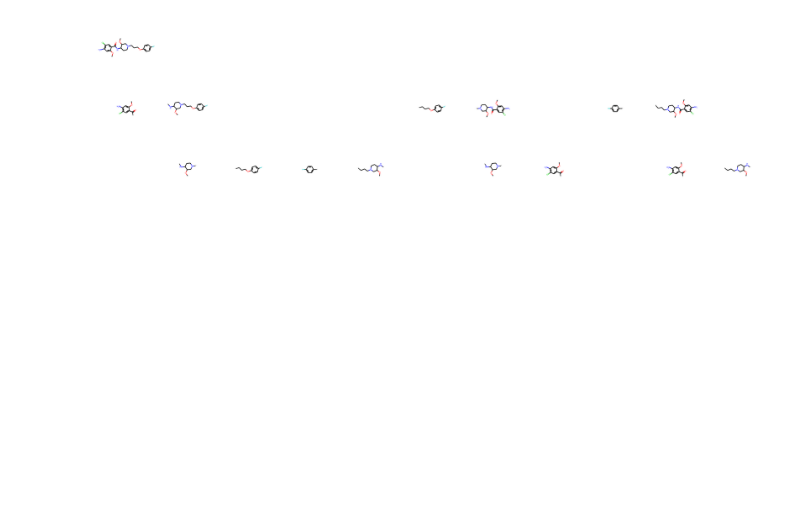
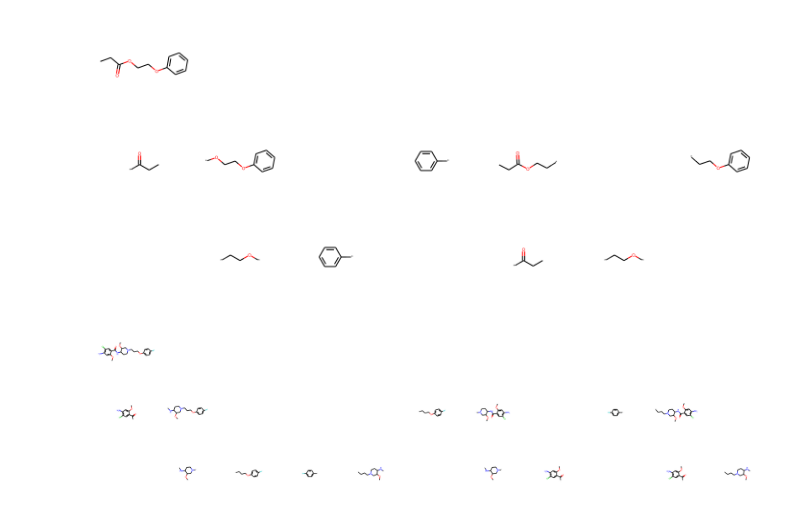
Before and after one commit to bertiewooster/RDKit-playing, a Jupyter notebook: recap_clean.ipynb, the cells around one changed output. Saved outputs shown, nothing was run; the diff lists cells and outputs as text; code cells hidden in the pictures; blank space fills up the shorter version.

Commit message:
Add example from RDKit to recap_clean

```diff
--- a/recap_clean.ipynb
+++ b/recap_clean.ipynb
@@ -98,6 +98,10 @@ def get_children(base_node: Chem.Recap.RecapHierarchyNode, root:NonBinTree = Non
         if len(children) > 0:
             get_children(node, added_tree_node, level + 1)
     return root
+# %%
+molecule_recap_tree("c1ccccc1OCCOC(=O)CC")
+# %% [output]
+[figure, added]
 # %%
 molecule_recap_tree("Clc1cc(c(OC)cc1N)C(=O)NC3CCN(CCCOc2ccc(F)cc2)CC3OC")
 # %% [output]
```
